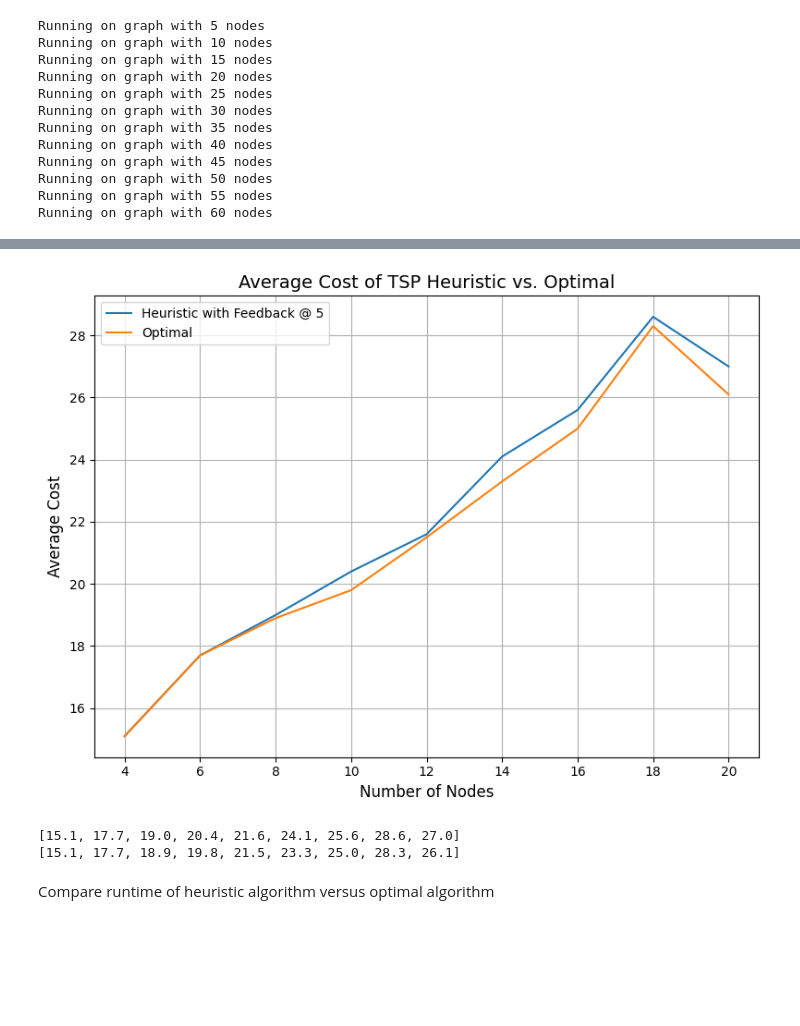
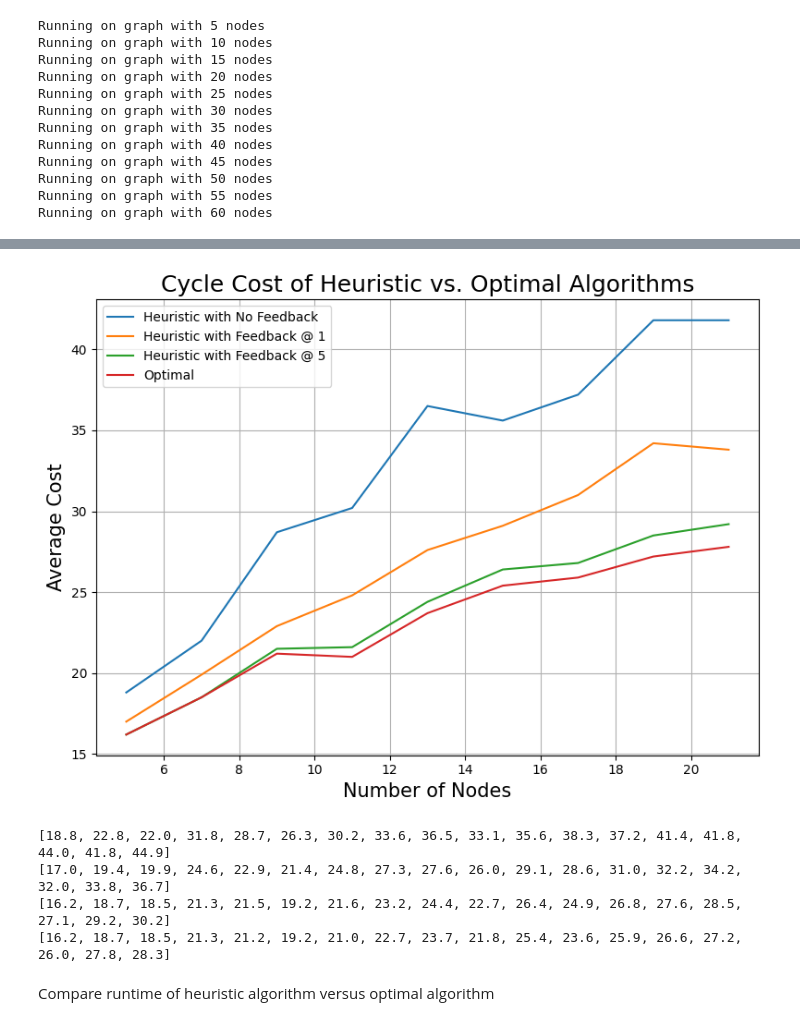
Before and after one commit to damonlin1/HeuristicAlgorithmGeneration, a Jupyter notebook: tsp.ipynb, the cells around one changed output, grey strips where cells are left out. Drawn from its saved outputs; the diff is of its cells as text; code cells hidden in the pictures; blank space fills up the shorter version.

````diff
--- a/tsp.ipynb
+++ b/tsp.ipynb
@@ -12,5 +12,5 @@ from tqdm import tqdm
 from IPython import get_ipython
 # %%
 ipython = get_ipython()
-client = OpenAI(api_key = 'your-api-key')
+client = OpenAI(api_key = 'sk-proj-zAfbL0i6aR55d0um6PIbT3BlbkFJmv9ZlKICyHqZbZtuvYJo')
 pattern = re.compile(r'```python\n(.*?)```', re.DOTALL)
@@ -323,16 +278,21 @@ plt.tight_layout()
 # %%
-n = 21
 k = 10
-x = list(range(4, n, 2))
-y1, y2 = [], []
-for i in x:
+w = list(range(5, 23))
+z1, z2, z3, z4 = [], [], [], []
+for i in w:
     print(f'Running on graph with {i} nodes')
-    cost1, cost2 = 0, 0
+    cost1, cost2, cost3, cost4 = 0, 0, 0, 0
     for _ in range(k):
         g = generate_complete_graph(i)
-        tour = tsp_heuristic3(g)
-        cost1 += tour_cost(tour, g)
-        cost2 += tsp(g)
-    y1.append(cost1 / k)
-    y2.append(cost2 / k)
+        tour1 = tsp_heuristic(g)
+        tour2 = tsp_heuristic2(g)
+        tour3 = tsp_heuristic3(g)
+        cost1 += tour_cost(tour1, g)
+        cost2 += tour_cost(tour2, g)
+        cost3 += tour_cost(tour3, g)
+        cost4 += tsp(g)
+    z1.append(cost1 / k)
+    z2.append(cost2 / k)
+    z3.append(cost3 / k)
+    z4.append(cost4 / k)
 # %% [output]
@@ -348,21 +317,28 @@ Running on graph with 20 nodes
 # %%
 plt.figure(figsize=(8, 6))
-plt.plot(x, y1, label='Heuristic with Feedback @ 5')
-plt.plot(x, y2, label='Optimal')
+plt.plot(w[::2], z1[::2], label='Heuristic with No Feedback')
+plt.plot(w[::2], z2[::2], label='Heuristic with Feedback @ 1')
+plt.plot(w[::2], z3[::2], label='Heuristic with Feedback @ 5')
+plt.plot(w[::2], z4[::2], label='Optimal')
 plt.legend()
-plt.xlabel('Number of Nodes', fontsize=12)
-plt.ylabel('Average Cost', fontsize=12)
-plt.title('Average Cost of TSP Heuristic vs. Optimal', fontsize=14)
+plt.xlabel('Number of Nodes', fontsize=15)
+plt.ylabel('Average Cost', fontsize=15)
+plt.title('Cycle Cost of Heuristic vs. Optimal Algorithms', fontsize=18)
 plt.grid(True)
 plt.tight_layout()
+plt.savefig('/Users/damonlin/Downloads/optimal_comparison.pdf')
 # %% [output]
-[figure, old version]
+[figure, new version]
-# %%
-print(y1)
-print(y2)
-# %% [output]
-[15.1, 17.7, 19.0, 20.4, 21.6, 24.1, 25.6, 28.6, 27.0]
-[15.1, 17.7, 18.9, 19.8, 21.5, 23.3, 25.0, 28.3, 26.1]
+# %%
+print(z1)
+print(z2)
+print(z3)
+print(z4)
+# %% [output]
+[18.8, 22.8, 22.0, 31.8, 28.7, 26.3, 30.2, 33.6, 36.5, 33.1, 35.6, 38.3, 37.2, 41.4, 41.8, 44.0, 41.8, 44.9]
+[17.0, 19.4, 19.9, 24.6, 22.9, 21.4, 24.8, 27.3, 27.6, 26.0, 29.1, 28.6, 31.0, 32.2, 34.2, 32.0, 33.8, 36.7]
+[16.2, 18.7, 18.5, 21.3, 21.5, 19.2, 21.6, 23.2, 24.4, 22.7, 26.4, 24.9, 26.8, 27.6, 28.5, 27.1, 29.2, 30.2]
+[16.2, 18.7, 18.5, 21.3, 21.2, 19.2, 21.0, 22.7, 23.7, 21.8, 25.4, 23.6, 25.9, 26.6, 27.2, 26.0, 27.8, 28.3]
 # %% [markdown]
 Compare runtime of heuristic algorithm versus optimal algorithm
 # %%
````
Also changed, not shown: parts of 13 cells of this notebook.
